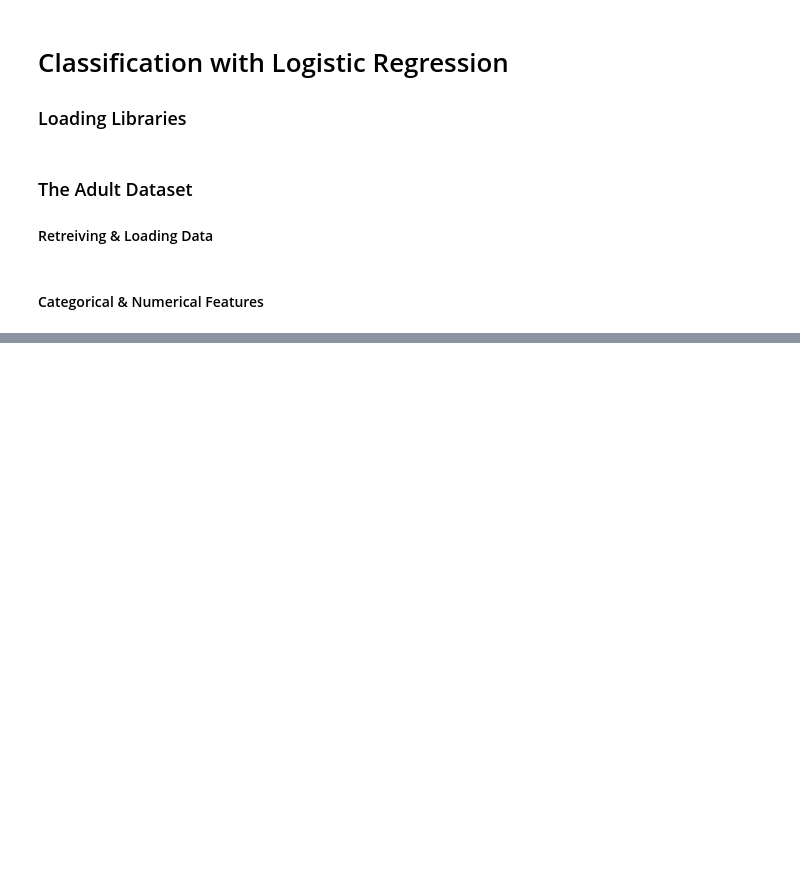
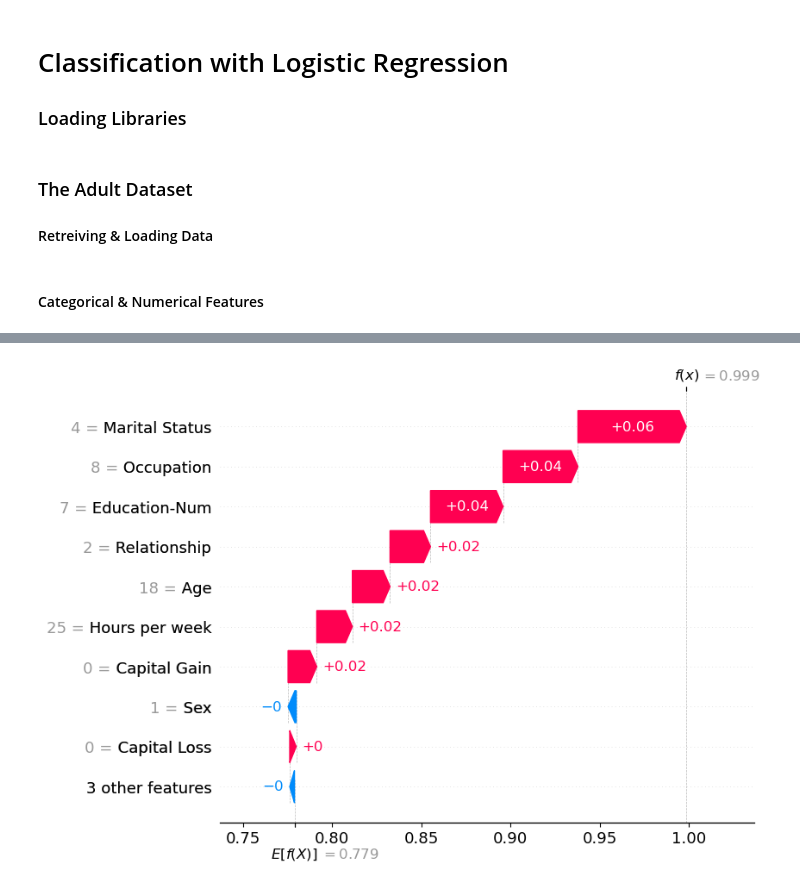
Before and after one commit to joakor89/Interpreting-ML-Models-with-SHAP, a Jupyter notebook: chap_08/CLR.ipynb, the cells around one changed output, grey strips where cells are left out. Saved outputs shown, nothing was run; the diff lists cells and outputs as text; code cells hidden in the pictures; blank space fills up the shorter version.

```diff
--- a/chap_08/CLR.ipynb
+++ b/chap_08/CLR.ipynb
@@ -43,0 +96,7 @@ X_train, X_test, y_train, y_test = train_test_split(
+# %%
+# Inspecting on Alternative class, as follows:
+class_index = 0
+
+shap.plots.waterfall(shap_values[data_index, :, class_index])
+# %% [output]
+[figure, added]
```
Also changed, not shown: parts of 27 cells of this notebook.
